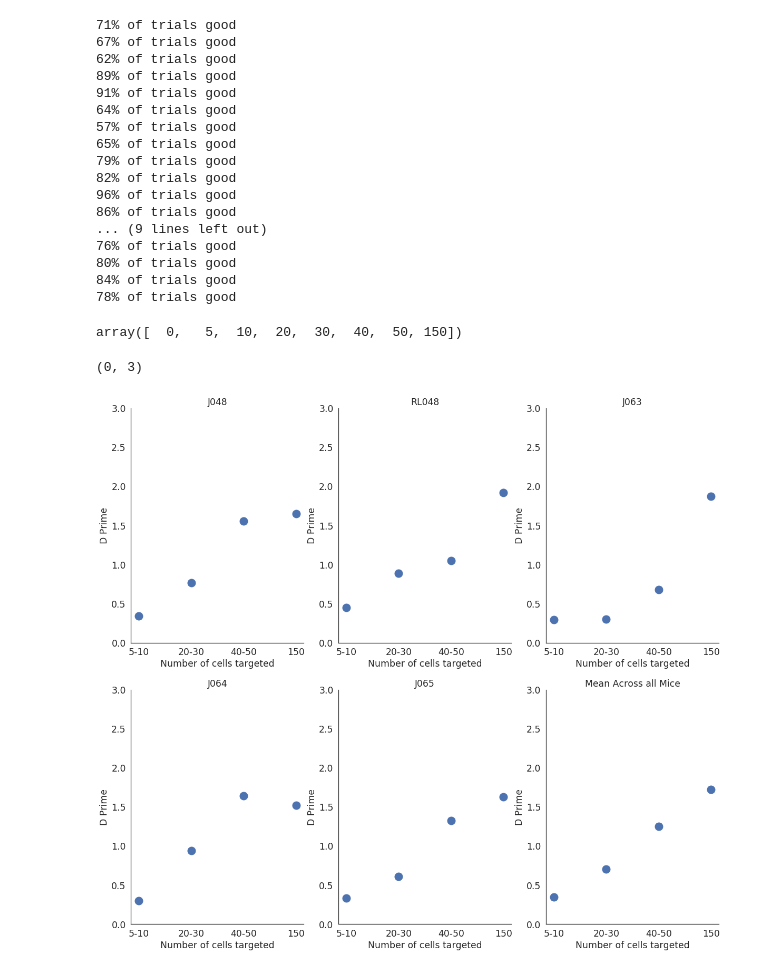
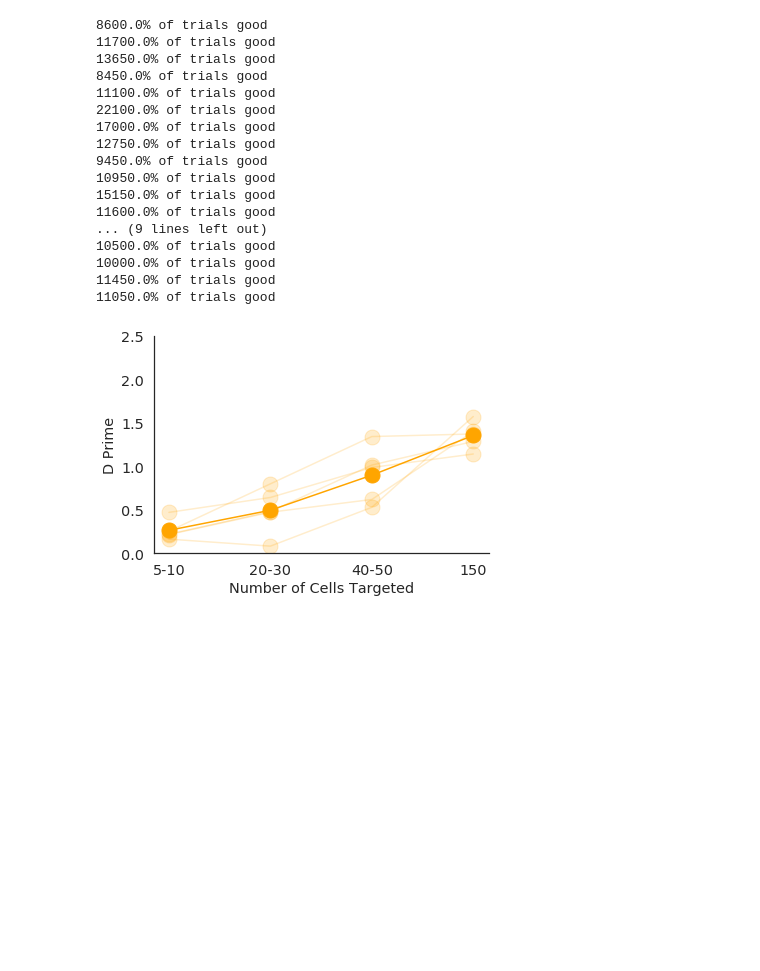
Before and after one commit to Packer-Lab/Vape, a Jupyter notebook: jupyter/behaviour/easy_test_psychometric_curves.ipynb, the cells around one changed output. Cells and saved outputs as stored; diff of their text form; code cells hidden in the pictures; blank space fills up the shorter version.

```diff
--- a/jupyter/behaviour/easy_test_psychometric_curves.ipynb
+++ b/jupyter/behaviour/easy_test_psychometric_curves.ipynb
@@ -60,3 +118,7 @@ for mouse_dict in mice_dicts:
+# %%
+for mouse_dict in mice_dicts:
+    for run_number, run in zip(mouse_dict['run_numbers'], mouse_dict['runs']):
+        run.licks_galvo = get_binned_licks(run, run.aligner.B_to_A(galvo_tstart(run)))
 # %%
 def trial_outcomes(outcome):
 
@@ -131,7 +198,7 @@ def get_subset_dprime(run):
     #subsets_dprime = subset_rate
     return subsets, subsets_dprime, fp_rate
 # %%
-def get_psychometric(runs):
+def get_psychometric(runs, good=True):
 
     across_sessions = []
     fp_rates = []
@@ -149,7 +216,7 @@ def get_psychometric(runs):
             continue
 
         global subsets  # hackkkkkkk
-        subsets, subsets_dprime, fp_rate = get_subset_dprime(run)
+        subsets, subsets_dprime, fp_rate = get_subset_dprime(run, good=good)
 
         across_sessions.append(subsets_dprime)
         fp_rates.append(fp_rate)
@@ -162,55 +229,58 @@ def get_psychometric(runs):
     return meaned, np.mean(fp_rates)
 # %%
 for mouse_dict in mice_dicts:
-    dprimes, fp_rate = get_psychometric(mouse_dict['runs'])
+    dprimes, fp_rate = get_psychometric(mouse_dict['runs'], good=False)
     mouse_dict['dprimes'] = dprimes
     mouse_dict['fp_rate'] = fp_rate
 
 across_mice = np.array([mouse_dict['dprimes'] for mouse_dict in mice_dicts])
 # %% [output]
-71% of trials good
-67% of trials good
-62% of trials good
-89% of trials good
-91% of trials good
-64% of trials good
-57% of trials good
-65% of trials good
-79% of trials good
-82% of trials good
-96% of trials good
-86% of trials good
+8600.0% of trials good
+11700.0% of trials good
+13650.0% of trials good
+8450.0% of trials good
+11100.0% of trials good
+22100.0% of trials good
+17000.0% of trials good
+12750.0% of trials good
+9450.0% of trials good
+10950.0% of trials good
+15150.0% of trials good
+11600.0% of trials good
 ... (9 lines left out)
-76% of trials good
-80% of trials good
-84% of trials good
-78% of trials good
+10500.0% of trials good
+10000.0% of trials good
+11450.0% of trials good
+11050.0% of trials good
-# %%
-np.unique(Subsets(run).trial_subsets)
-# %% [output]
-array([  0,   5,  10,  20,  30,  40,  50, 150])
+# %%
+def func(x, a, b, c, d):
+    return a*x**3 + b*x**2 +c*x + d
 # %%
-plt.figure(figsize=(20,18))
+plt.figure()
 y_min = 0
-y_max = 3
+y_max = 2.5
+my_color = 'orange'
 
 
+x = np.arange(1,5)
 plot_idx = 0
 for mouse_dict in mice_dicts:
-    plot_idx += 1
-    plt.subplot(2, 3, plot_idx)
-    plt.plot(subsets, mouse_dict['dprimes'], '.', markersize=30)
+    plt.plot(subsets, mouse_dict['dprimes'], '.', markersize=30, color=my_color, alpha=0.2)
+    popt, pcov = curve_fit(func, x, mouse_dict['dprimes'][1:])
+    plt.plot(x, func(x, *popt), zorder=0, color=my_color, alpha=0.2)
     plt.xlabel('Number of cells targeted')
     plt.ylabel('D Prime')
-    plt.title(mouse_dict['mouse_id'])
     plt.ylim((y_min, y_max))
 
-plt.subplot(2,3,6)
-plt.plot(subsets, np.nanmean(across_mice, 0), '.', markersize=30)
-plt.xlabel('Number of cells targeted')
+meaned = np.nanmean(across_mice, 0)
+popt, pcov = curve_fit(func, x, meaned[1:])
+
+plt.plot(subsets, np.nanmean(across_mice, 0), '.', markersize=30, color=my_color)
+plt.plot(x, func(x, *popt), zorder=0, color=my_color)
+plt.xlabel('Number of Cells Targeted')
 plt.ylabel('D Prime')
-plt.title('Mean Across all Mice')
 plt.ylim((y_min, y_max))
+plt.savefig(os.path.join(figure_path, 'easyTestPsychometrics.pdf'),bbox_inches="tight")
+plt.savefig(os.path.join(figure_path, 'easyTestPsychometrics.png'),bbox_inches="tight")
 # %% [output]
-(0, 3)
-[figure, old version]
+[figure, new version]
```
Also changed, not shown: parts of 23 cells of this notebook, 1 other file.
